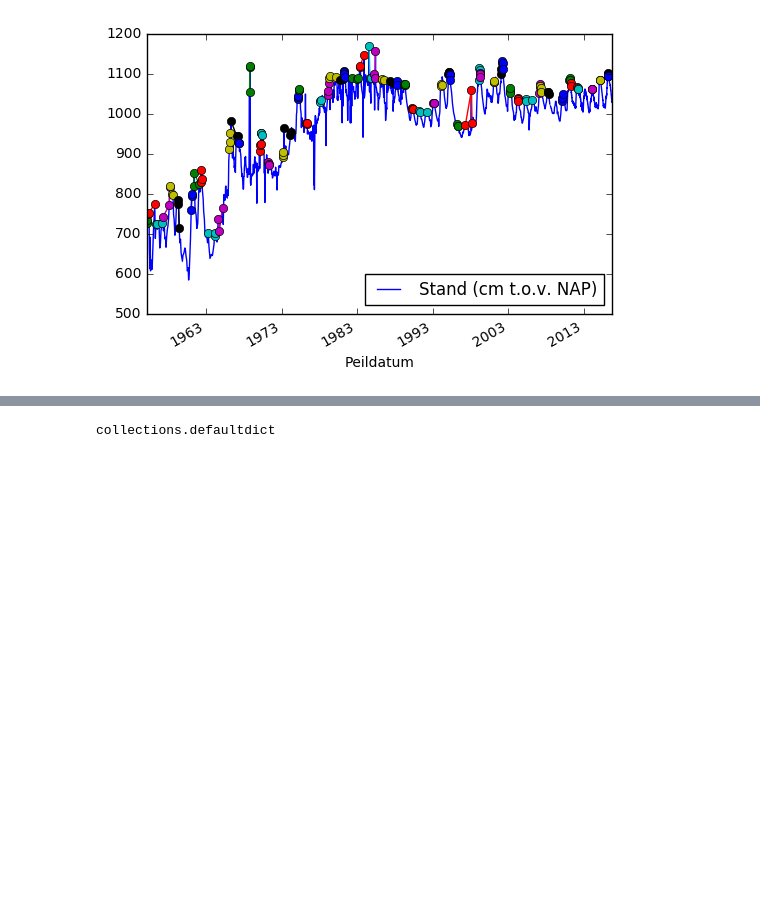
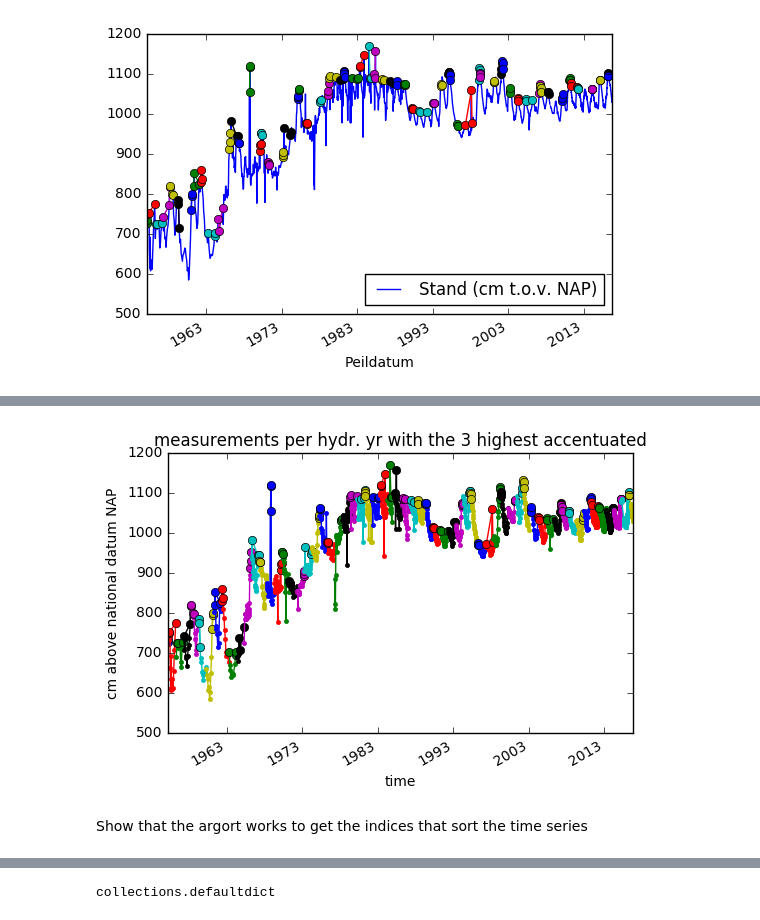
Before and after one commit to Olsthoorn/IHE-python-course-2017, a Jupyter notebook: exercises/Apr18/TimeSeriesSampling.ipynb, the cells around one changed output, grey strips where cells are left out. Drawn from its saved outputs; the diff is of its cells as text; code cells hidden in the pictures; blank space fills up the shorter version.

Commit message:
Time series exercise updated

```diff
--- a/exercises/Apr18/TimeSeriesSampling.ipynb
+++ b/exercises/Apr18/TimeSeriesSampling.ipynb
@@ -564,0 +565,49 @@ Z = pb.resample("AS-APR")
+# %%
+dd  = list() # the entire time series in each sampling interval.
+dd3 = list() # only the three highest values in each sampling interval.
+def h33(z):
+    """Returns a tuple of the three highest value within sampling interval
+
+    Notice that this function just used append() to generate a list as a side-effect.
+    It effectively consists of two lines and returns nothing.
+    """
+
+    # z is what the sampler Z yields while resampling the original time series
+    # It isthe sub-time series that falls in the running interval.
+    # With tis append we get a list of the sub time series.
+    dd.append(z[:])  # z[:] forces a copy
+
+    # you can do an argsort on z. This yields a time series with the same index
+    # but with as values the index in the original series. You can see it if
+    # you print it here or make a list of these index-time series.
+    dd3.append(z[z.argsort()[-3:]])
+    return
+
+# Here we apply the function by calling the method .agg() of the sampler Z.
+# The method receives the just created function as input. It applies this function
+# on every iteration, that is on every sub-time series.
+# Each time the function h33 is called it appends to the  lists dd and ddr.
+# The sampler Z method agg calls the funcion h33 for every sample interval.
+# You may be tempted to insert a print statement in the function to see that
+# this is what actually happens.
+Z.apply(h33)
+
+# Then plot the sub-time series in the lists in dd and dd3.
+# We make sure to use the same color for all points in the same
+# hydrological year in both dd and dd3.
+# The subseries in dd are plotted as a line, those in dd3 as small circles.
+
+clr = 'brgkmcy'; i=0 # colors to use
+for d3, d  in zip(dd3, dd):
+    d.plot(marker='.', color=clr[i]) # all data in hydrological year
+    d3.plot(marker='o', color=clr[i]) # highest three
+    i += 1
+    if i==len(clr): i=0 # set i to 0 when colors are exhausted.
+plt.title("measurements per hydr. yr with the 3 highest accentuated")
+plt.xlabel('time')
+plt.ylabel('cm above national datum NAP')
+plt.show()
+# %% [output]
+[figure, added]
+# %% [markdown]
+Show that the argort works to get the indices that sort the time series
```
Also changed, not shown: parts of 10 cells of this notebook.
